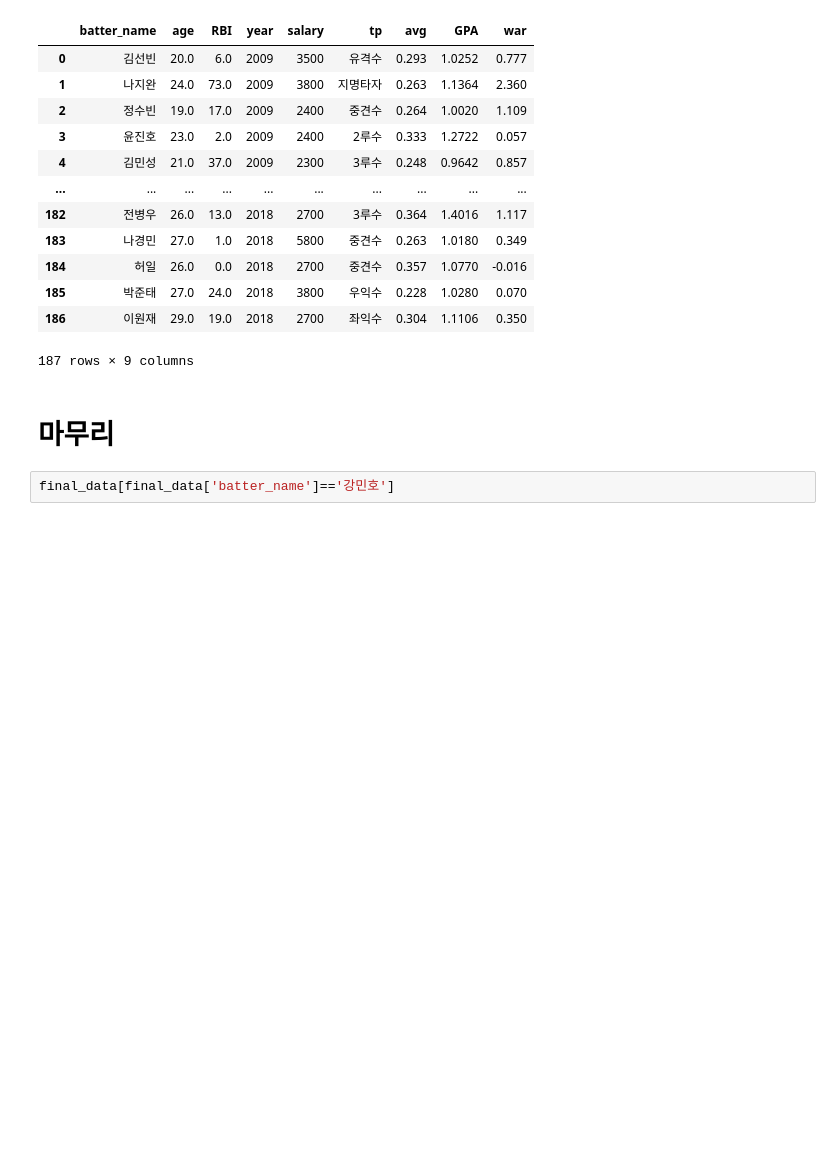
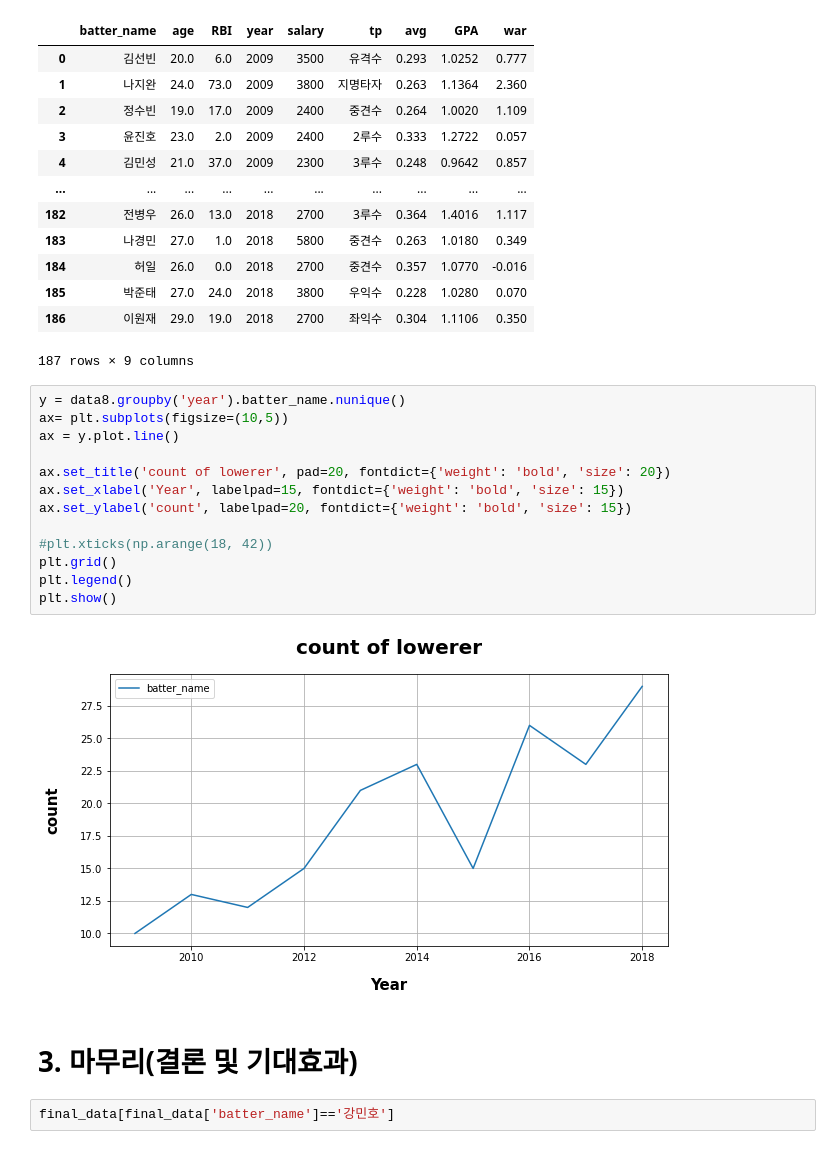
Before and after one commit to kkalkkkal/Datathon_KBO, a Jupyter notebook: KBO_MoneyBall.ipynb, the cells around one changed output. Cells and saved outputs as stored; diff of their text form; blank space fills up the shorter version.

```diff
--- a/KBO_MoneyBall.ipynb
+++ b/KBO_MoneyBall.ipynb
@@ -1207,8 +1211,23 @@ data8
 | 185 | 박준태 | 27.0 | 24.0 | 2018 | 3800 | 우익수 | 0.228 | 1.0280 | 0.070 |
 | 186 | 이원재 | 29.0 | 19.0 | 2018 | 2700 | 좌익수 | 0.304 | 1.1106 | 0.350 |
 187 rows × 9 columns
+# %%
+y = data8.groupby('year').batter_name.nunique()
+ax= plt.subplots(figsize=(10,5))
+ax = y.plot.line()
+
+ax.set_title('count of lowerer', pad=20, fontdict={'weight': 'bold', 'size': 20})
+ax.set_xlabel('Year', labelpad=15, fontdict={'weight': 'bold', 'size': 15})
+ax.set_ylabel('count', labelpad=20, fontdict={'weight': 'bold', 'size': 15})
+
+#plt.xticks(np.arange(18, 42))
+plt.grid()
+plt.legend()
+plt.show()
+# %% [output]
+[figure, added]
 # %% [markdown]
-# 마무리
+# 3. 마무리(결론 및 기대효과)
 # %%
 final_data[final_data['batter_name']=='강민호']
 # %% [output]
```
Also changed, not shown: parts of 5 cells of this notebook.
